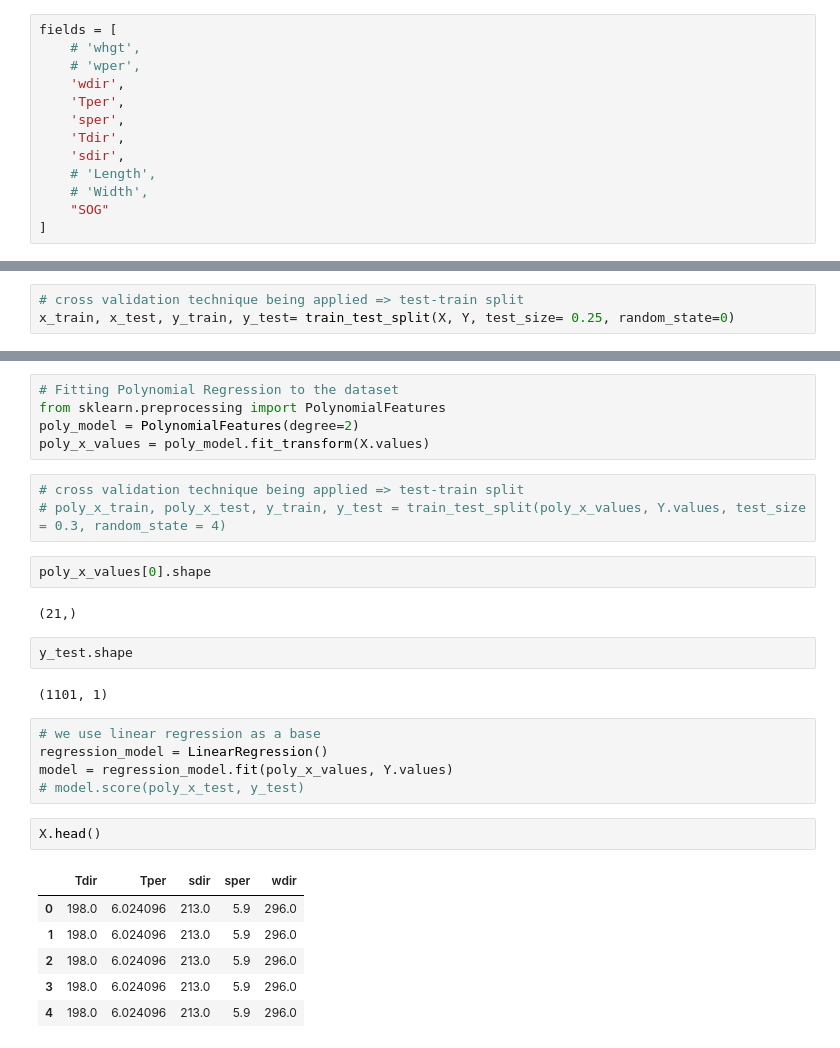
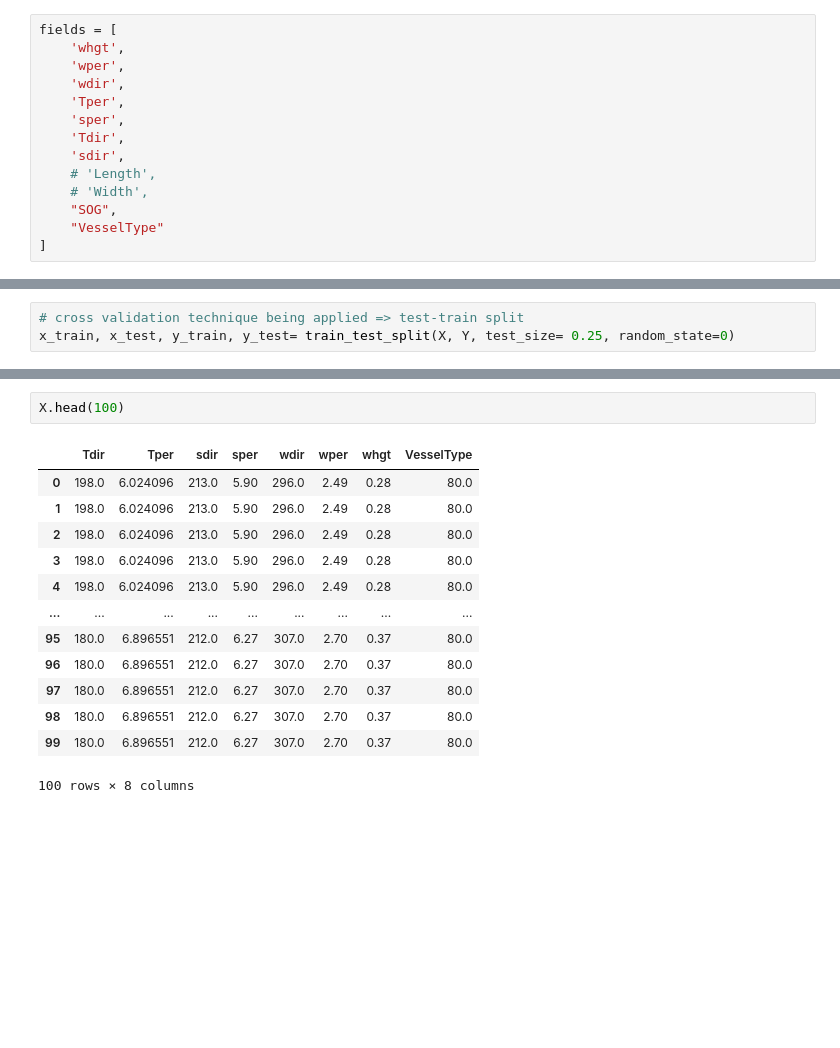
Before and after one commit to Pratit23/Oil-Spill-Prediction-AIS, a Jupyter notebook: Regression.ipynb, the cells around one changed output, grey strips where cells are left out. Cells and saved outputs as stored; diff of their text form; blank space fills up the shorter version.

```diff
--- a/Regression.ipynb
+++ b/Regression.ipynb
@@ -10,8 +10,8 @@ import numpy as np
 Reading only the following columns => `wdir` | `Tper` | `sper` | `Tdir` | `sdir` | `Length` | `Width`
 # %%
 fields = [
-    # 'whgt',
-    # 'wper',
+    'whgt',
+    'wper',
     'wdir',
     'Tper',
     'sper',
@@ -19,7 +19,8 @@ fields = [
     'sdir',
     # 'Length',
     # 'Width',
-    "SOG"
+    "SOG",
+    "VesselType"
 ]
 # %%
 # reading selective columns for our model
@@ -97,31 +76,17 @@ root_mean_squared error of is== 14.405455194348487
-# %%
-# Fitting Polynomial Regression to the dataset
-from sklearn.preprocessing import PolynomialFeatures
-poly_model = PolynomialFeatures(degree=2)
-poly_x_values = poly_model.fit_transform(X.values)
-# %%
-# cross validation technique being applied => test-train split
-# poly_x_train, poly_x_test, y_train, y_test = train_test_split(poly_x_values, Y.values, test_size = 0.3, random_state = 4)
-# %%
-poly_x_values[0].shape
-# %% [output]
-(21,)
-# %%
-y_test.shape
-# %% [output]
-(1101, 1)
-# %%
-# we use linear regression as a base
-regression_model = LinearRegression()
-model = regression_model.fit(poly_x_values, Y.values)
-# model.score(poly_x_test, y_test)
 # %%
-X.head()
+X.head(100)
 # %% [output]
-|  | Tdir | Tper | sdir | sper | wdir |
-| 0 | 198.0 | 6.024096 | 213.0 | 5.9 | 296.0 |
-| 1 | 198.0 | 6.024096 | 213.0 | 5.9 | 296.0 |
-| 2 | 198.0 | 6.024096 | 213.0 | 5.9 | 296.0 |
-| 3 | 198.0 | 6.024096 | 213.0 | 5.9 | 296.0 |
-| 4 | 198.0 | 6.024096 | 213.0 | 5.9 | 296.0 |
+|  | Tdir | Tper | sdir | sper | wdir | wper | whgt | VesselType |
+| 0 | 198.0 | 6.024096 | 213.0 | 5.90 | 296.0 | 2.49 | 0.28 | 80.0 |
+| 1 | 198.0 | 6.024096 | 213.0 | 5.90 | 296.0 | 2.49 | 0.28 | 80.0 |
+| 2 | 198.0 | 6.024096 | 213.0 | 5.90 | 296.0 | 2.49 | 0.28 | 80.0 |
+| 3 | 198.0 | 6.024096 | 213.0 | 5.90 | 296.0 | 2.49 | 0.28 | 80.0 |
+| 4 | 198.0 | 6.024096 | 213.0 | 5.90 | 296.0 | 2.49 | 0.28 | 80.0 |
+| ... | ... | ... | ... | ... | ... | ... | ... | ... |
+| 95 | 180.0 | 6.896551 | 212.0 | 6.27 | 307.0 | 2.70 | 0.37 | 80.0 |
+| 96 | 180.0 | 6.896551 | 212.0 | 6.27 | 307.0 | 2.70 | 0.37 | 80.0 |
+| 97 | 180.0 | 6.896551 | 212.0 | 6.27 | 307.0 | 2.70 | 0.37 | 80.0 |
+| 98 | 180.0 | 6.896551 | 212.0 | 6.27 | 307.0 | 2.70 | 0.37 | 80.0 |
+| 99 | 180.0 | 6.896551 | 212.0 | 6.27 | 307.0 | 2.70 | 0.37 | 80.0 |
+100 rows × 8 columns
 # %%
```
Also changed, not shown: parts of 20 cells of this notebook, 3 other files.
